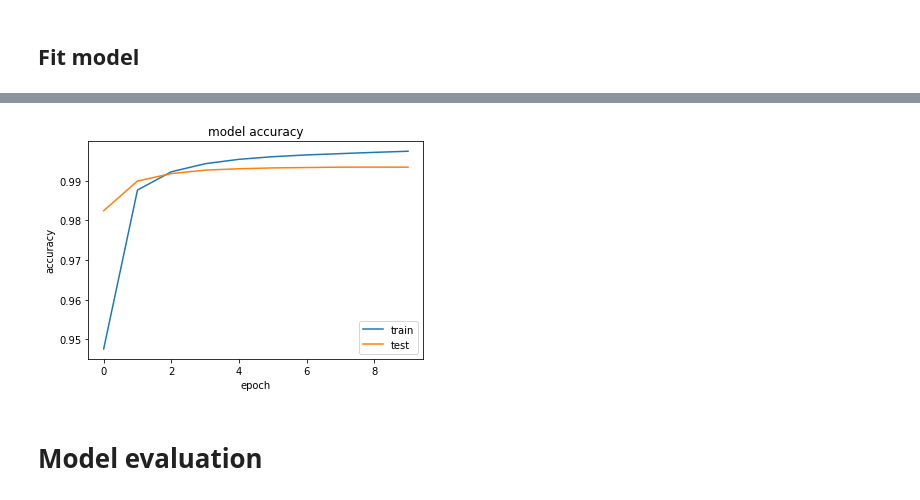
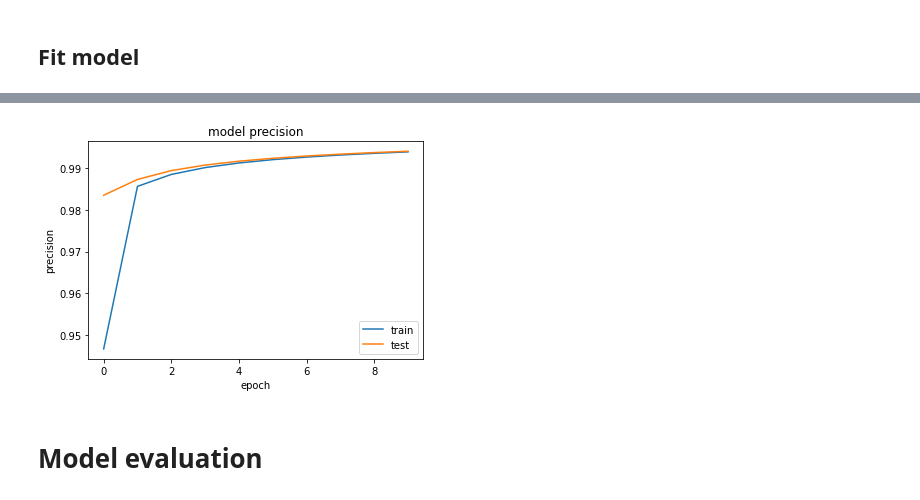
Before and after one commit to HLTT14/NLP-Assignments, a Jupyter notebook: NLP_Assignment2.ipynb, the cells around one changed output, grey strips where cells are left out. Saved outputs shown, nothing was run; the diff lists cells and outputs as text; code cells hidden in the pictures.

Commit message:
Precision-Recall added

```diff
--- a/NLP_Assignment2.ipynb
+++ b/NLP_Assignment2.ipynb
@@ -431,7 +467,7 @@ bidirect_model.add(TimeDistributed(Dense(NUM_CLASSES, activation='softmax')))
 # %%
 bidirect_model.compile(loss='categorical_crossentropy',
               optimizer='adam',
-              metrics=['acc'])
+              metrics=[keras.metrics.Precision(), keras.metrics.Recall()])
 # %%
 # check summary of model
 bidirect_model.summary()
@@ -478,14 +514,14 @@ Epoch 10/10
 # %%
 # visualise training history
-plt.plot(bidirect_training.history['acc'])
-plt.plot(bidirect_training.history['val_acc'])
-plt.title('model accuracy')
-plt.ylabel('accuracy')
+plt.plot(bidirect_training.history['precision'])
+plt.plot(bidirect_training.history['val_precision'])
+plt.title('model precision')
+plt.ylabel('precision')
 plt.xlabel('epoch')
 plt.legend(['train', 'test'], loc="lower right")
 plt.show()
 # %% [output]
-[figure, old version]
+[figure, new version]
 # %% [markdown]
 # Model evaluation
 # %%
```
Also changed, not shown: parts of 12 cells of this notebook.
